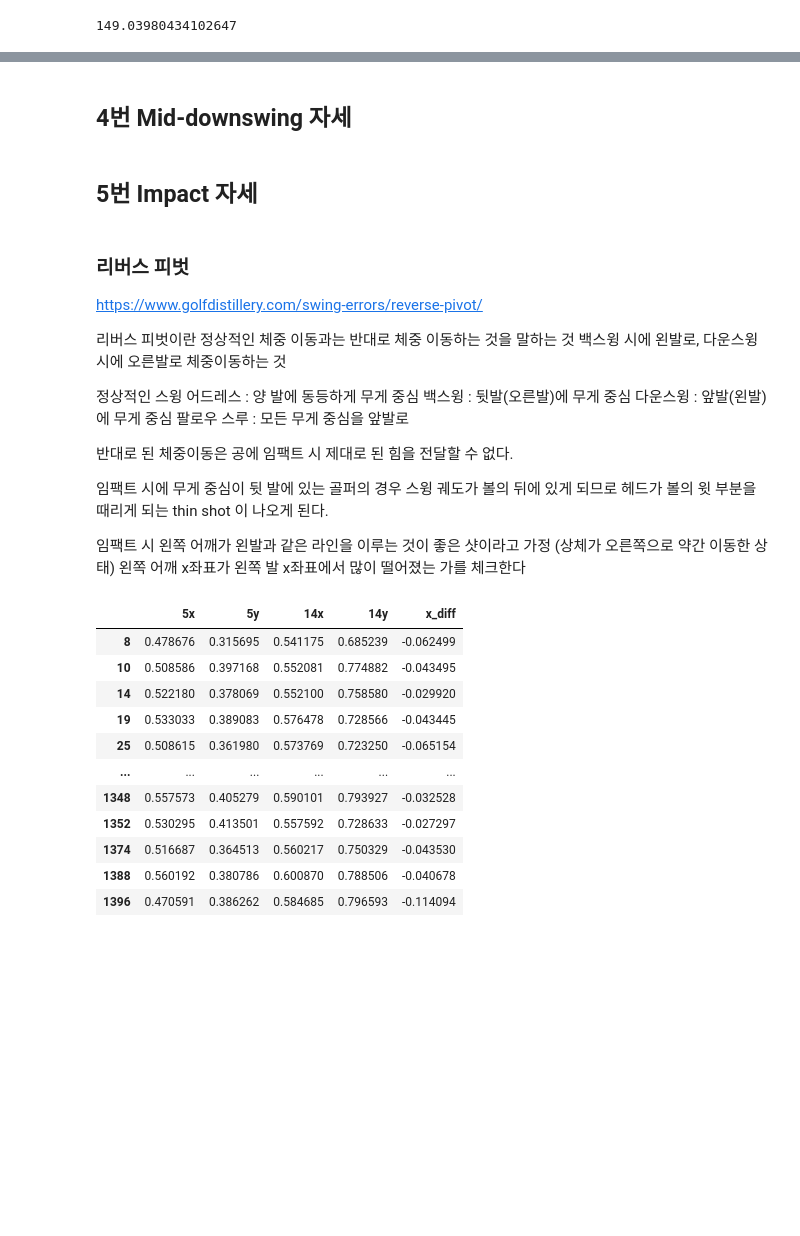
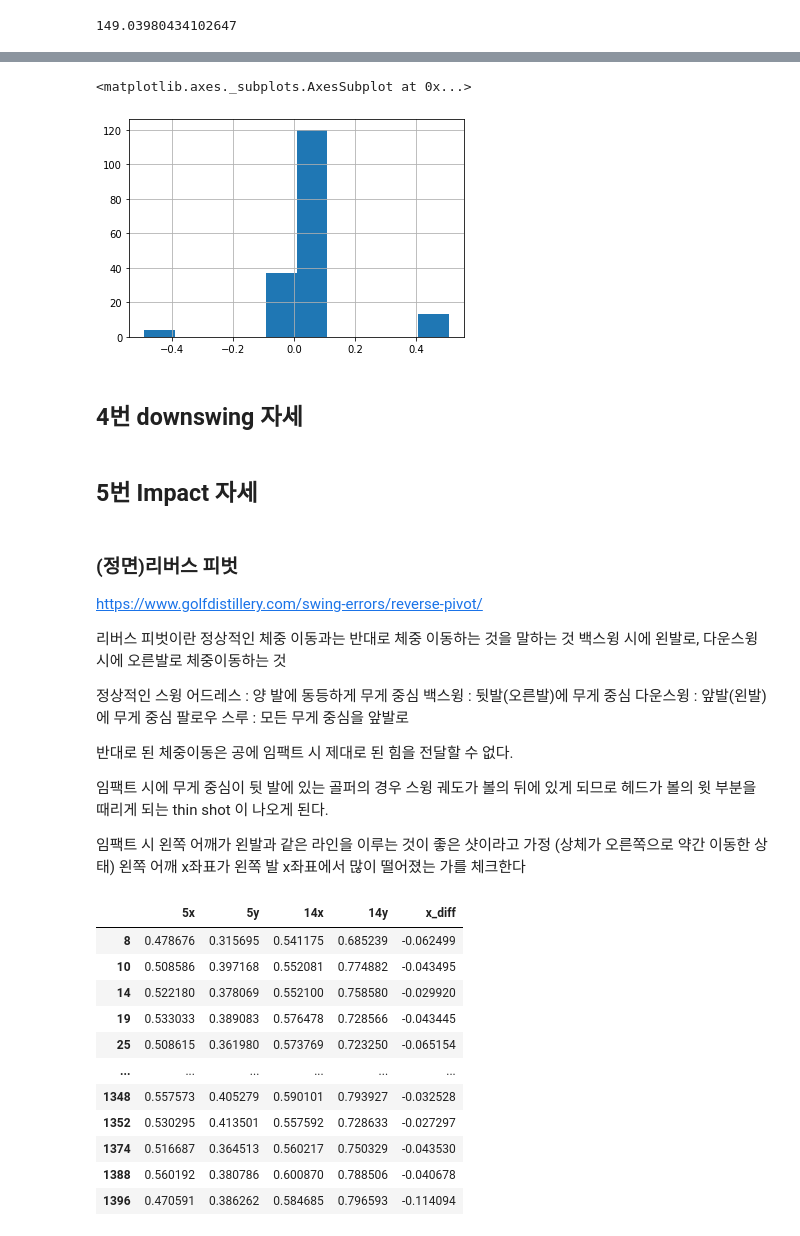
Before and after one commit to muu86/golf_prj, a Jupyter notebook: swing_anal.ipynb, the cells around one changed output, grey strips where cells are left out. Drawn from its saved outputs; the diff is of its cells as text; code cells hidden in the pictures; blank space fills up the shorter version.

```diff
--- a/swing_anal.ipynb
+++ b/swing_anal.ipynb
@@ -202,9 +381,23 @@ https://www.golfdistillery.com/swing-errors/reverse-pivot/
+# %%
+nose = pd.DataFrame()
+# %%
+for id, data in kp.items():
+  nose_address = data[0][0]
+  nose_top = data[3][0]
+  diff = np.array(nose_address) - np.array(nose_top)
+  nose.loc[id, 'diff_x'] = diff[0]
+  nose.loc[id, 'diff_y'] = diff[1]
+# %%
+nose['diff_x'].hist()
+# %% [output]
+<matplotlib.axes._subplots.AxesSubplot at 0x...>
+[figure, added]
 # %% [markdown]
-## 4번 Mid-downswing 자세
+## 4번 downswing 자세
 # %% [markdown]
 ## 5번 Impact 자세
 # %% [markdown]
-### 리버스 피벗
+### (정면)리버스 피벗
 https://www.golfdistillery.com/swing-errors/reverse-pivot/
 
 리버스 피벗이란 정상적인 체중 이동과는 반대로 체중 이동하는 것을 말하는 것
```
Also changed, not shown: parts of 36 cells of this notebook.
